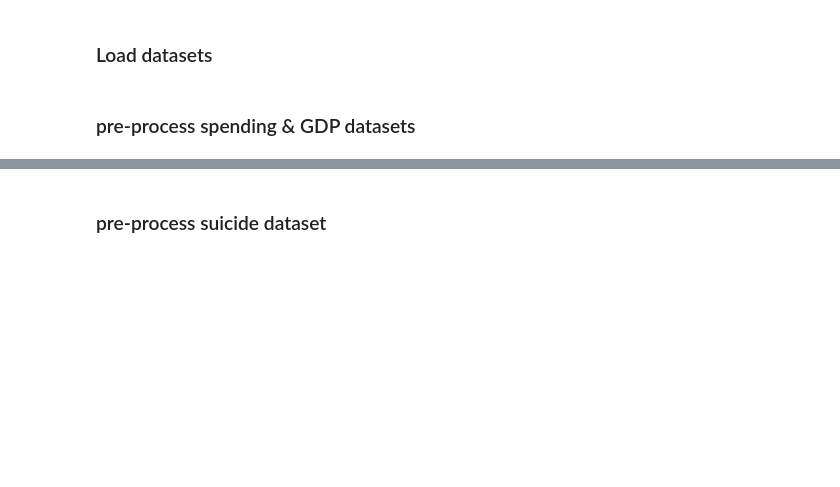
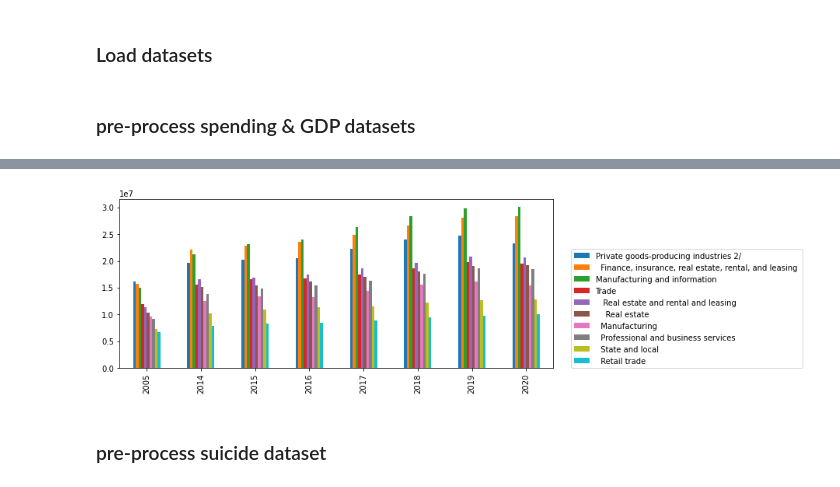
Before and after one commit to MajdAlali99/Data-Wrangling-Project, a Jupyter notebook: Majd/EconomicalFactors-SuicideRate-Analysis.ipynb, the cells around one changed output, grey strips where cells are left out. Saved outputs shown, nothing was run; the diff lists cells and outputs as text; code cells hidden in the pictures; blank space fills up the shorter version.

```diff
--- a/Majd/EconomicalFactors-SuicideRate-Analysis.ipynb
+++ b/Majd/EconomicalFactors-SuicideRate-Analysis.ipynb
@@ -74,7 +88,22 @@ GDP_avr = GDP.groupby('Region').mean()[['2005', '2014', '2015', '2016', '2017',
 # %%
 '''
 What is the main spending category per region?
+  -->get top 20 spending categories per region
+
 '''
-sp_cat = spending.groupby(['Region', 'Description']).mean()[['2005', '2014', '2015', '2016', '2017', '2018', '2019', '2020']]
-sp_cat.unstack(1)
+sp_cat = spending.groupby(['Region','Description']).mean()[cols]
+top20_per_region = pd.DataFrame()
+
+for i in range(1,9):
+    '''
+    NOTE: n=23 instead of 20 beacuse
+    the top 3 spendings are totals
+    of different industries.
+        ---> exclude top 3
+    '''
+    top20 = sp_cat.loc[i].nlargest(n=23,columns=cols)
+    top20 = top20.index[3:].to_list()
+    top20_per_region[f'region {i}'] = top20
+
+top20_per_region.head()
 # %% [output]
@@ -94,3 +116,14 @@ sp_cat.unstack(1)
+# %%
+'''
+plot top 10 spending categories per year
+for a specific region
+  --> Region=8
+'''
+top10 = sp_cat.loc[8].nlargest(n=13,columns=cols).loc[ex.index[3:]]
+top10.T.plot.bar(figsize=(10,4))
+plt.legend(loc=(1.04, 0));
+# %% [output]
+[figure, added]
 # %% [markdown]
 ### pre-process suicide dataset
 # %%
```
Also changed, not shown: parts of 8 cells of this notebook.
